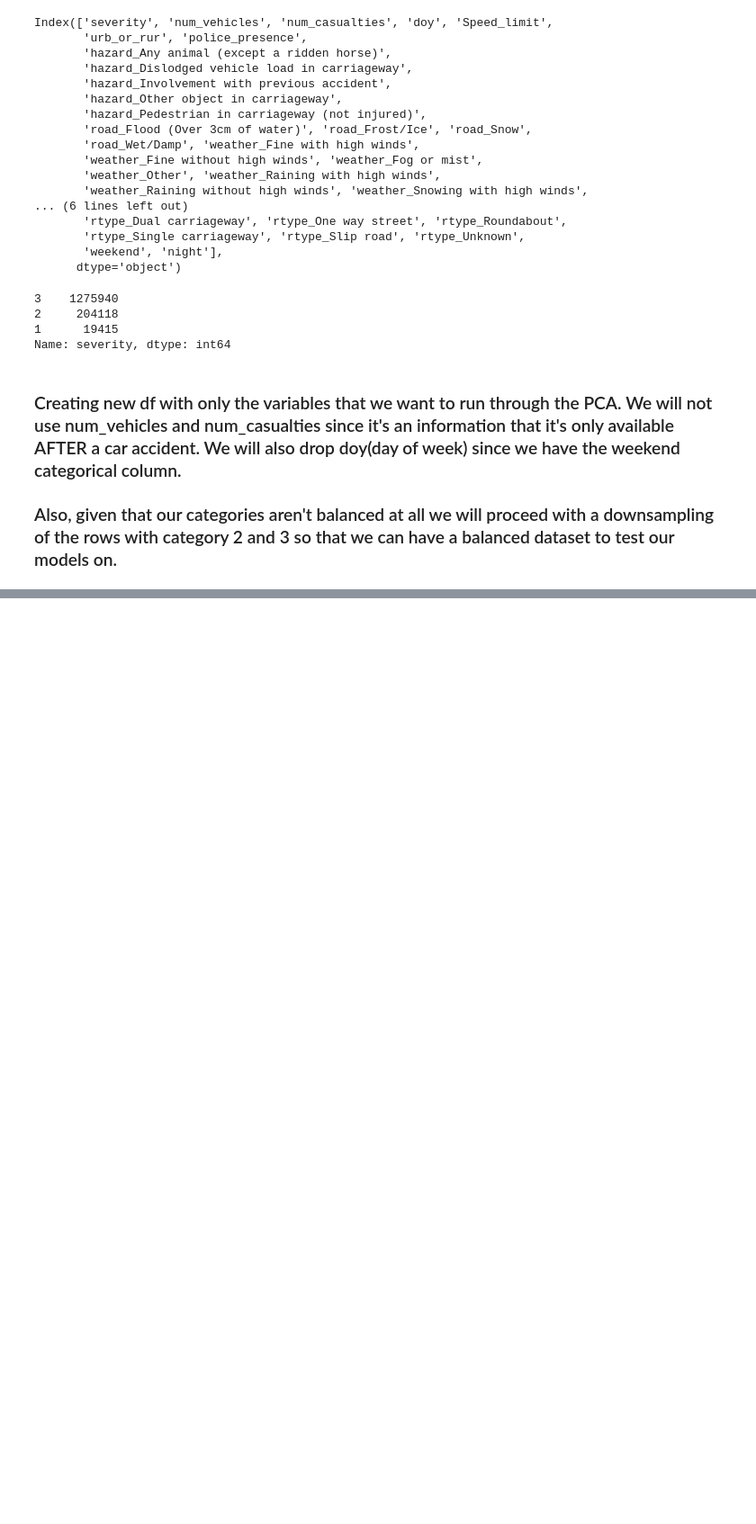
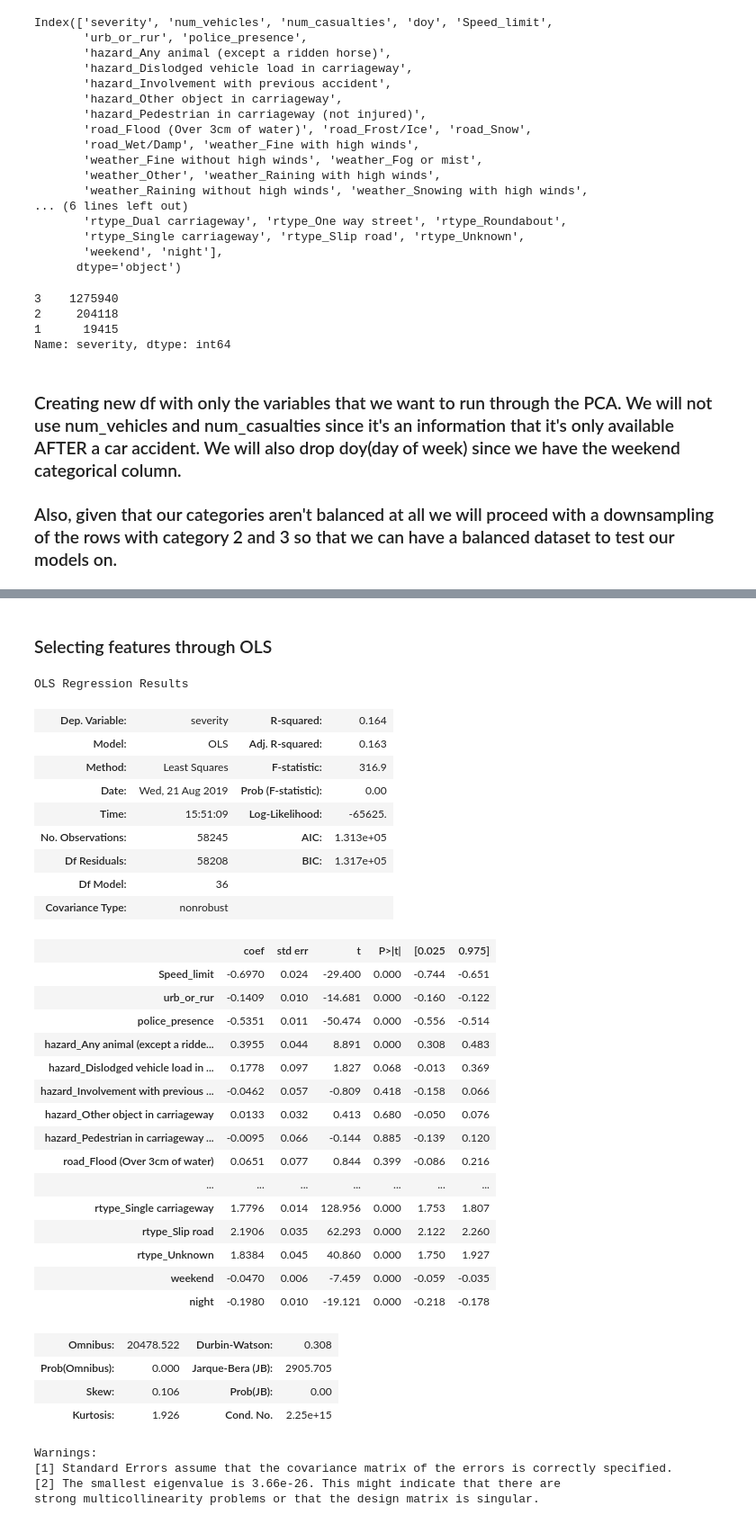
Before and after one commit to Sciabbala/UK_accidents_analysis, a Jupyter notebook: notebooks/5_prediction_models.ipynb, the cells around one changed output, grey strips where cells are left out. Shown: that part at 90% size. Drawn from its saved outputs; the diff is of its cells as text; code cells hidden in the pictures; blank space fills up the shorter version.

```diff
--- a/notebooks/5_prediction_models.ipynb
+++ b/notebooks/5_prediction_models.ipynb
@@ -113,0 +65,43 @@ for x in zip(df_pca.columns, pca_selection.explained_variance_ratio_):
+# %% [markdown]
+### Selecting features through OLS
+# %%
+ols_features = OLS(target, df_X)
+# %%
+results = ols_features.fit()
+# %%
+results.summary()
+# %% [output]
+OLS Regression Results
+| Dep. Variable: | severity | R-squared: | 0.164 |
+| Model: | OLS | Adj. R-squared: | 0.163 |
+| Method: | Least Squares | F-statistic: | 316.9 |
+| Date: | Wed, 21 Aug 2019 | Prob (F-statistic): | 0.00 |
+| Time: | 15:51:09 | Log-Likelihood: | -65625. |
+| No. Observations: | 58245 | AIC: | 1.313e+05 |
+| Df Residuals: | 58208 | BIC: | 1.317e+05 |
+| Df Model: | 36 |  |  |
+| Covariance Type: | nonrobust |  |  |
+|  | coef | std err | t | P>|t| | [0.025 | 0.975] |
+| Speed_limit | -0.6970 | 0.024 | -29.400 | 0.000 | -0.744 | -0.651 |
+| urb_or_rur | -0.1409 | 0.010 | -14.681 | 0.000 | -0.160 | -0.122 |
+| police_presence | -0.5351 | 0.011 | -50.474 | 0.000 | -0.556 | -0.514 |
+| hazard_Any animal (except a ridde... | 0.3955 | 0.044 | 8.891 | 0.000 | 0.308 | 0.483 |
+| hazard_Dislodged vehicle load in ... | 0.1778 | 0.097 | 1.827 | 0.068 | -0.013 | 0.369 |
+| hazard_Involvement with previous ... | -0.0462 | 0.057 | -0.809 | 0.418 | -0.158 | 0.066 |
+| hazard_Other object in carriageway | 0.0133 | 0.032 | 0.413 | 0.680 | -0.050 | 0.076 |
+| hazard_Pedestrian in carriageway ... | -0.0095 | 0.066 | -0.144 | 0.885 | -0.139 | 0.120 |
+| road_Flood (Over 3cm of water) | 0.0651 | 0.077 | 0.844 | 0.399 | -0.086 | 0.216 |
+| ... | ... | ... | ... | ... | ... | ... |
+| rtype_Single carriageway | 1.7796 | 0.014 | 128.956 | 0.000 | 1.753 | 1.807 |
+| rtype_Slip road | 2.1906 | 0.035 | 62.293 | 0.000 | 2.122 | 2.260 |
+| rtype_Unknown | 1.8384 | 0.045 | 40.860 | 0.000 | 1.750 | 1.927 |
+| weekend | -0.0470 | 0.006 | -7.459 | 0.000 | -0.059 | -0.035 |
+| night | -0.1980 | 0.010 | -19.121 | 0.000 | -0.218 | -0.178 |
+| Omnibus: | 20478.522 | Durbin-Watson: | 0.308 |
+| Prob(Omnibus): | 0.000 | Jarque-Bera (JB): | 2905.705 |
+| Skew: | 0.106 | Prob(JB): | 0.00 |
+| Kurtosis: | 1.926 | Cond. No. | 2.25e+15 |
+Warnings:
+[1] Standard Errors assume that the covariance matrix of the errors is correctly specified.
+[2] The smallest eigenvalue is 3.66e-26. This might indicate that there are
+strong multicollinearity problems or that the design matrix is singular.
```
Also changed, not shown: parts of 77 cells of this notebook.
